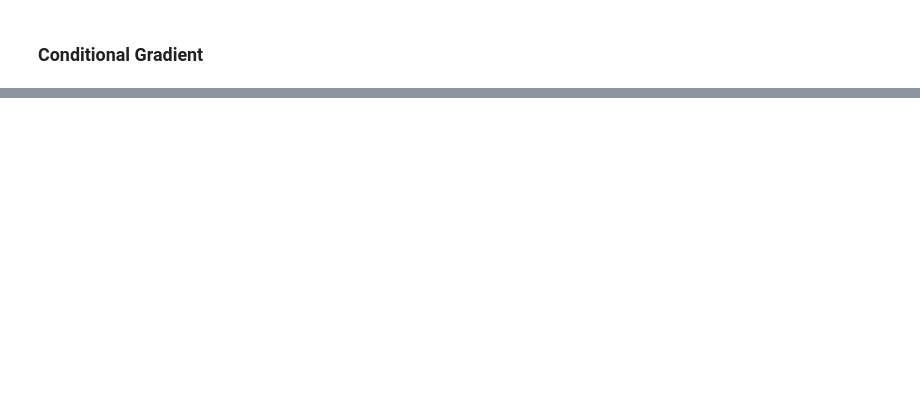
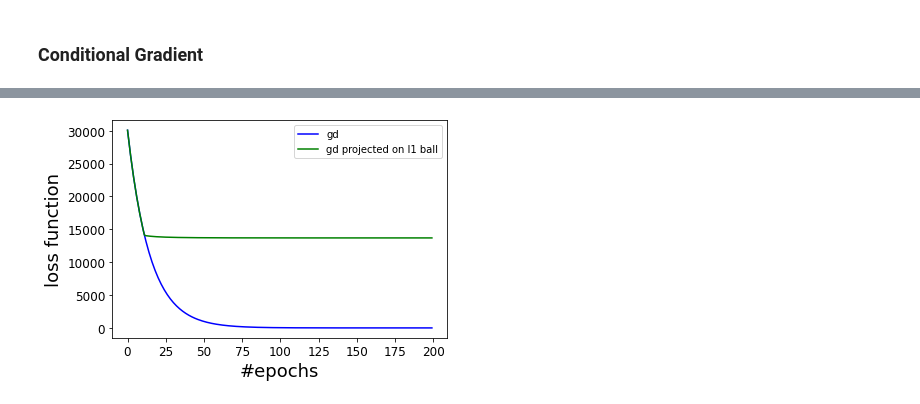
Before and after one commit to kunschg/Optimization-for-ML-, a Jupyter notebook: Part4-Convexity-Constrained.ipynb, the cells around one changed output, grey strips where cells are left out. Cells and saved outputs as stored; diff of their text form; code cells hidden in the pictures; blank space fills up the shorter version.

Commit message:
part part l1 + function

```diff
--- a/Part4-Convexity-Constrained.ipynb
+++ b/Part4-Convexity-Constrained.ipynb
@@ -146,0 +151,43 @@ plot_iterates_2D(X, X_proj, R, with_set=True)
+# %%
+#GD implementation to project on the l2-ball
+n_epochs = 200
+step_size = 1e-5
+R = 3 #parameter for size of the ball
+norm = 1
+
+D  = xtrain.shape[1]
+x = np.random.rand(D) # random initialization
+x_proj = (R/max(np.linalg.norm(x,ord=1),R))*x
+
+loss_function_array_gd = []
+loss_function_array_gd_proj = []
+X = np.zeros((D,n_epochs))
+X_proj = np.zeros((D,n_epochs))
+epochs = []
+
+for epoch in range(n_epochs):
+    #here only one iteration per epoch
+    epochs.append(epoch)
+
+    loss_function_train = np.linalg.norm(np.dot(xtrain,x)-ytrain)**2
+    loss_function_train_proj = np.linalg.norm(np.dot(xtrain,x_proj)-ytrain)**2
+    loss_function_array_gd.append(loss_function_train)
+    loss_function_array_gd_proj.append(loss_function_train_proj)
+
+    gradients = 2*xtrain.T.dot(np.dot(xtrain,x)-ytrain)
+    x = x - step_size * gradients
+    X[:,epoch] = x
+
+    gradients_proj = 2*xtrain.T.dot(np.dot(xtrain,x_proj)-ytrain)
+    x_proj = x_proj - step_size * gradients_proj
+    x_proj = (R/max(np.linalg.norm(x,ord=norm),R))*x #projection on l1 ball
+    X_proj[:,epoch] = x_proj
+# %%
+plt.plot(epochs, loss_function_array_gd, color = 'b', label = 'gd')
+plt.plot(epochs, loss_function_array_gd_proj, color = 'g', label = 'gd projected on l1 ball')
+plt.xlabel("#epochs", rotation=0, fontsize=18)
+plt.ylabel("loss function", rotation=90, fontsize=18)
+plt.legend()
+plt.show()
+# %% [output]
+[figure, added]
```
Also changed, not shown: parts of 15 cells of this notebook, 1 other file.
